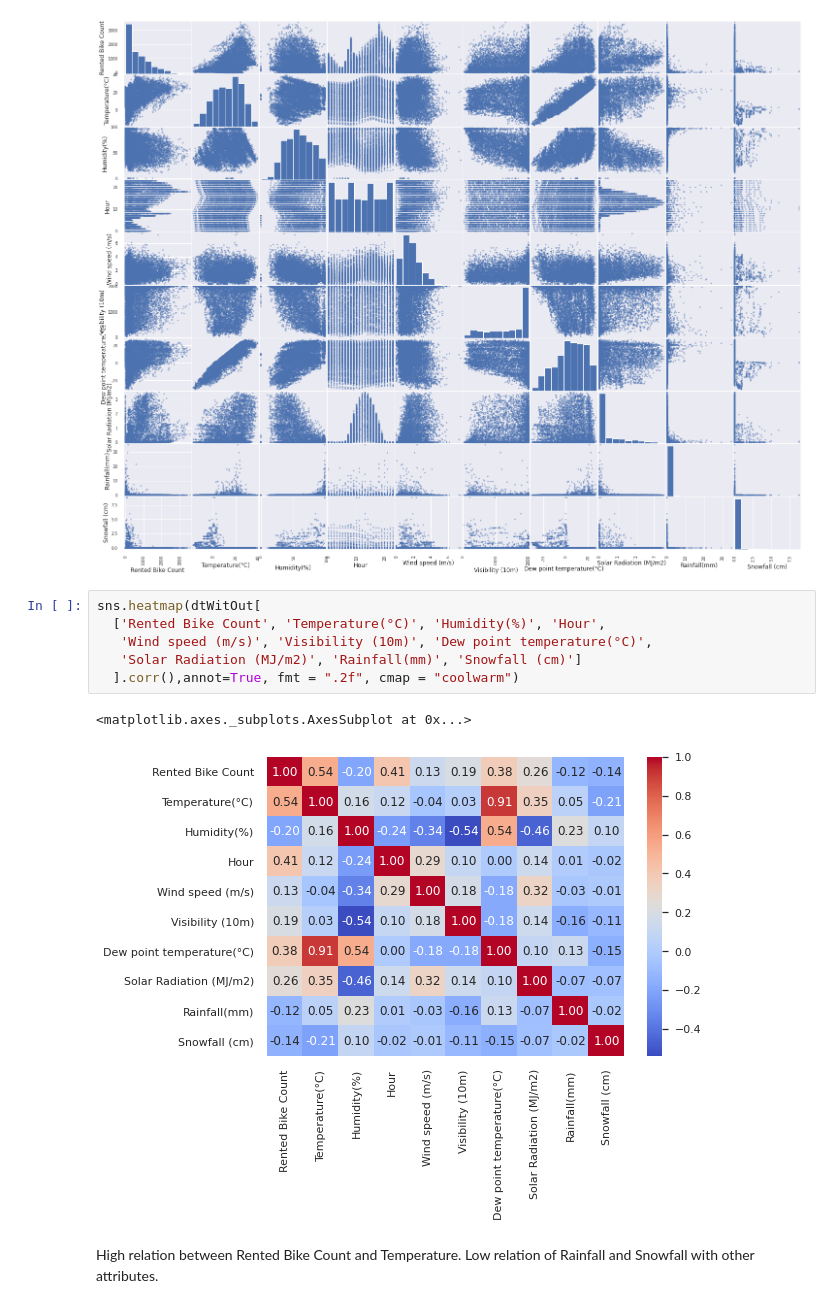
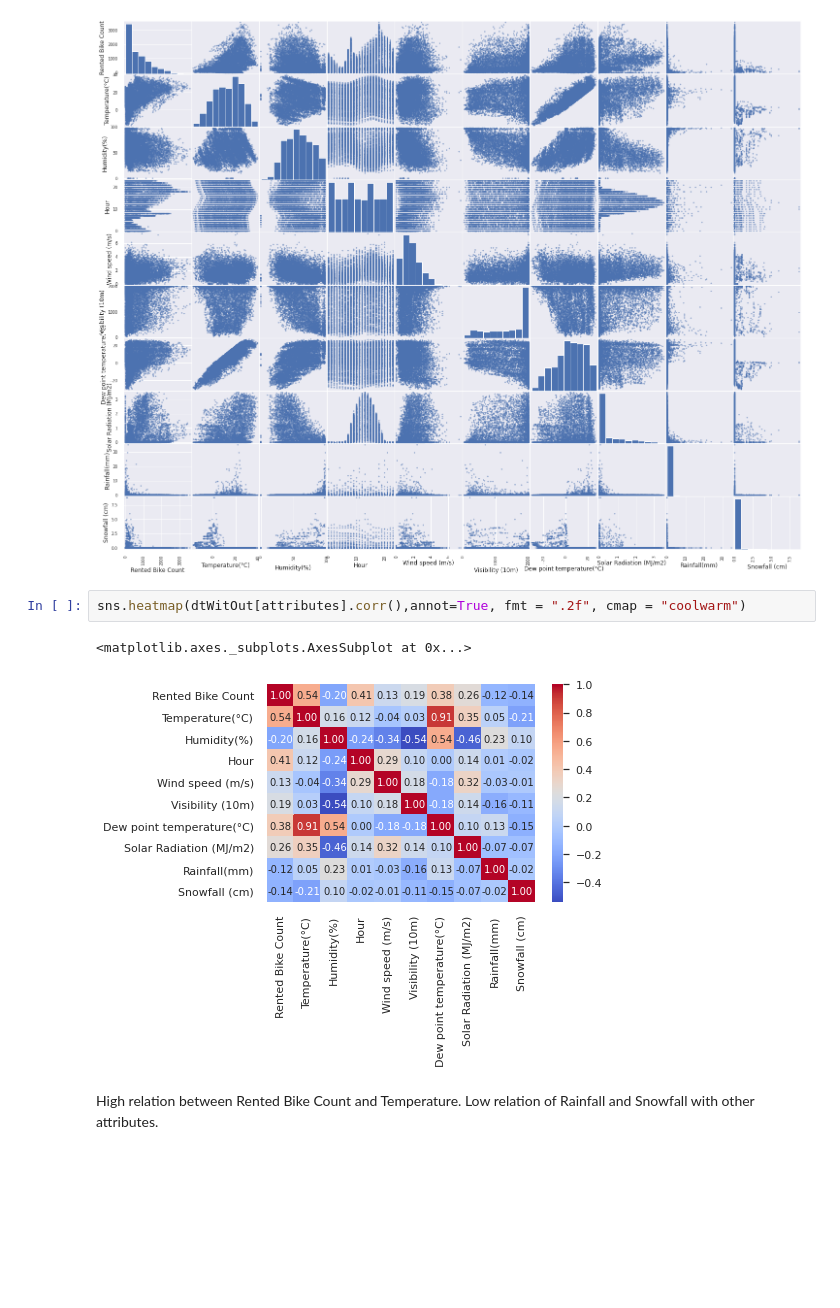
Before and after one commit to matheusfc77/Seoul-analysis, a Jupyter notebook: SeoulBike.ipynb, the cells around one changed output. Drawn from its saved outputs; the diff is of its cells as text; blank space fills up the shorter version.

```diff
--- a/SeoulBike.ipynb
+++ b/SeoulBike.ipynb
@@ -138,15 +138,11 @@ array([[<matplotlib.axes._subplots.AxesSubplot object at 0x...>,
         <matplotlib.axes._subplots.AxesSubplot object at 0x...>]],
       dtype=object)
 [figure]
-# %%
-sns.heatmap(dtWitOut[
-  ['Rented Bike Count', 'Temperature(°C)', 'Humidity(%)', 'Hour',
-   'Wind speed (m/s)', 'Visibility (10m)', 'Dew point temperature(°C)',
-   'Solar Radiation (MJ/m2)', 'Rainfall(mm)', 'Snowfall (cm)']
-  ].corr(),annot=True, fmt = ".2f", cmap = "coolwarm")
-# %% [output]
-<matplotlib.axes._subplots.AxesSubplot at 0x...>
-[figure, removed]
+# %%
+sns.heatmap(dtWitOut[attributes].corr(),annot=True, fmt = ".2f", cmap = "coolwarm")
+# %% [output]
+<matplotlib.axes._subplots.AxesSubplot at 0x...>
+[figure, added]
 # %% [markdown]
 High relation between Rented Bike Count and Temperature.
 Low relation of Rainfall and Snowfall with other attributes.
```
Also changed, not shown: parts of 11 cells of this notebook.
